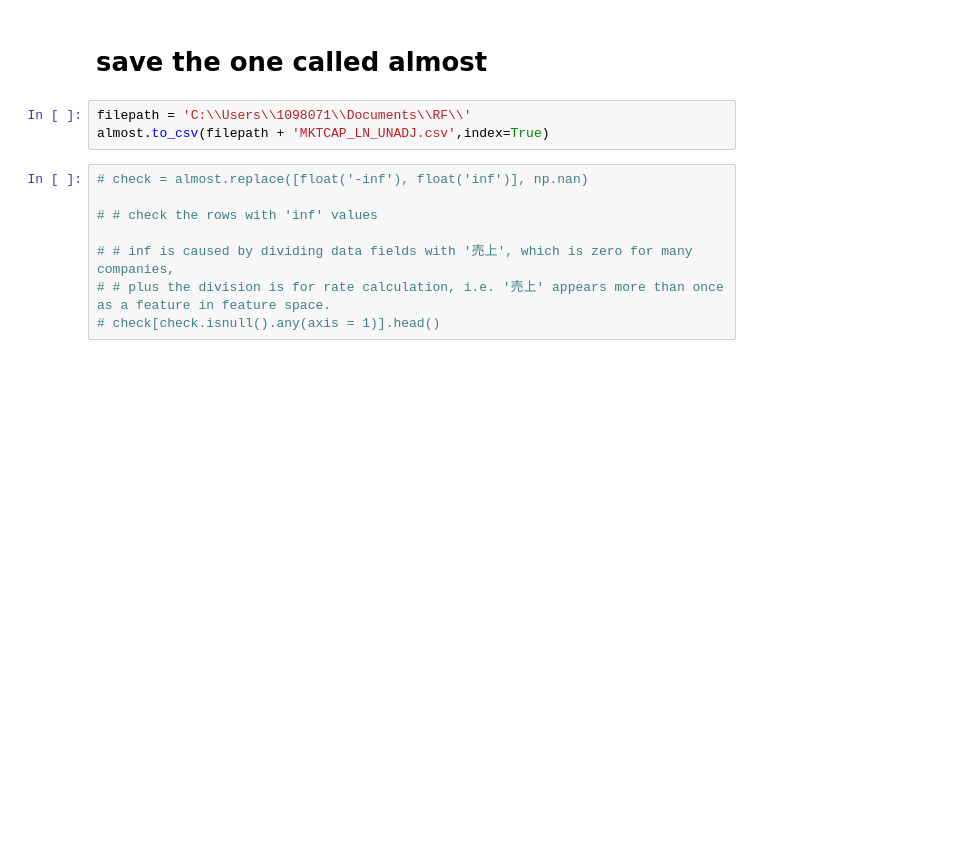
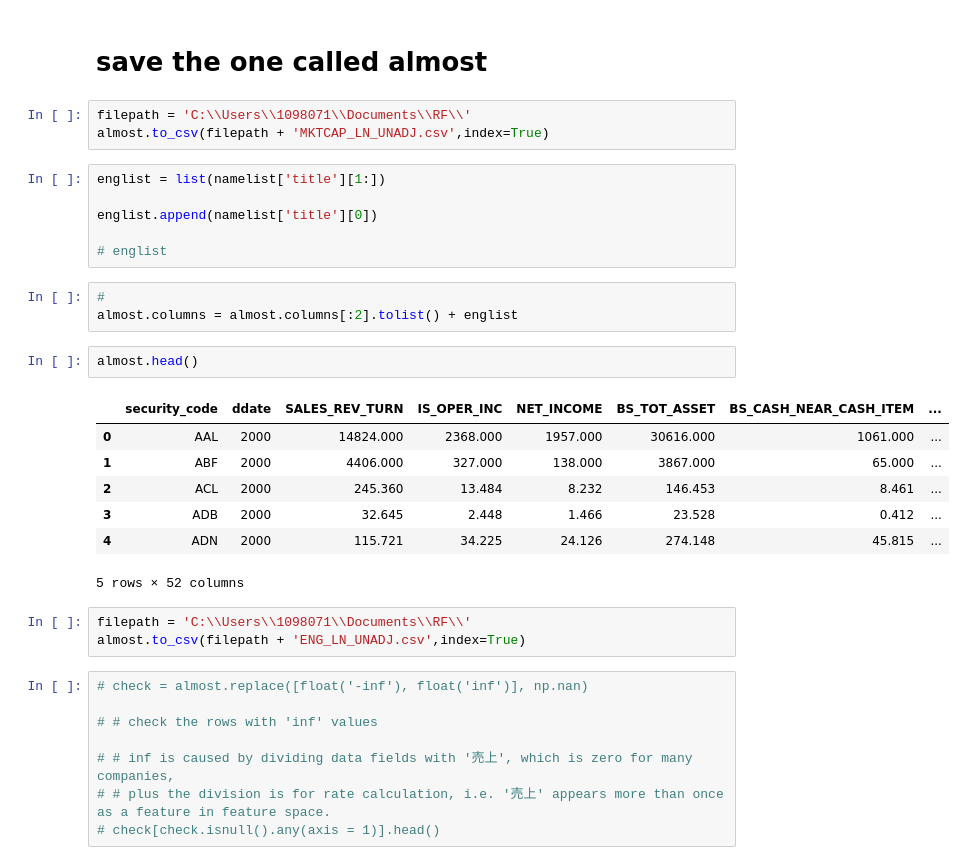
Before and after one commit to yueying-teng/RF, a Jupyter notebook: LN_Data_check.ipynb, the cells around one changed output. Saved outputs shown, nothing was run; the diff lists cells and outputs as text; blank space fills up the shorter version.

Commit message:
column names translation

```diff
--- a/LN_Data_check.ipynb
+++ b/LN_Data_check.ipynb
@@ -449,6 +464,28 @@ almost.head()
 # %%
 filepath = 'C:\\Users\\1098071\\Documents\\RF\\'
 almost.to_csv(filepath + 'MKTCAP_LN_UNADJ.csv',index=True)
+# %%
+englist = list(namelist['title'][1:])
+
+englist.append(namelist['title'][0])
+
+# englist
+# %%
+#
+almost.columns = almost.columns[:2].tolist() + englist
+# %%
+almost.head()
+# %% [output]
+|  | security_code | ddate | SALES_REV_TURN | IS_OPER_INC | NET_INCOME | BS_TOT_ASSET | BS_CASH_NEAR_CASH_ITEM | ... |
+| 0 | AAL | 2000 | 14824.000 | 2368.000 | 1957.000 | 30616.000 | 1061.000 | ... |
+| 1 | ABF | 2000 | 4406.000 | 327.000 | 138.000 | 3867.000 | 65.000 | ... |
+| 2 | ACL | 2000 | 245.360 | 13.484 | 8.232 | 146.453 | 8.461 | ... |
+| 3 | ADB | 2000 | 32.645 | 2.448 | 1.466 | 23.528 | 0.412 | ... |
+| 4 | ADN | 2000 | 115.721 | 34.225 | 24.126 | 274.148 | 45.815 | ... |
+5 rows × 52 columns
+# %%
+filepath = 'C:\\Users\\1098071\\Documents\\RF\\'
+almost.to_csv(filepath + 'ENG_LN_UNADJ.csv',index=True)
 # %%
 # check = almost.replace([float('-inf'), float('inf')], np.nan)
 
```
Also changed, not shown: parts of 3 cells of this notebook.
